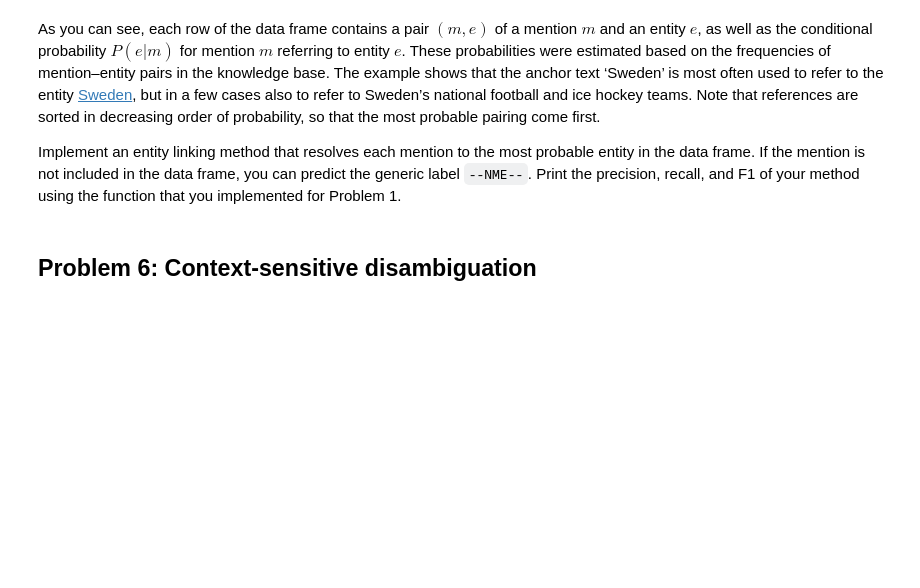
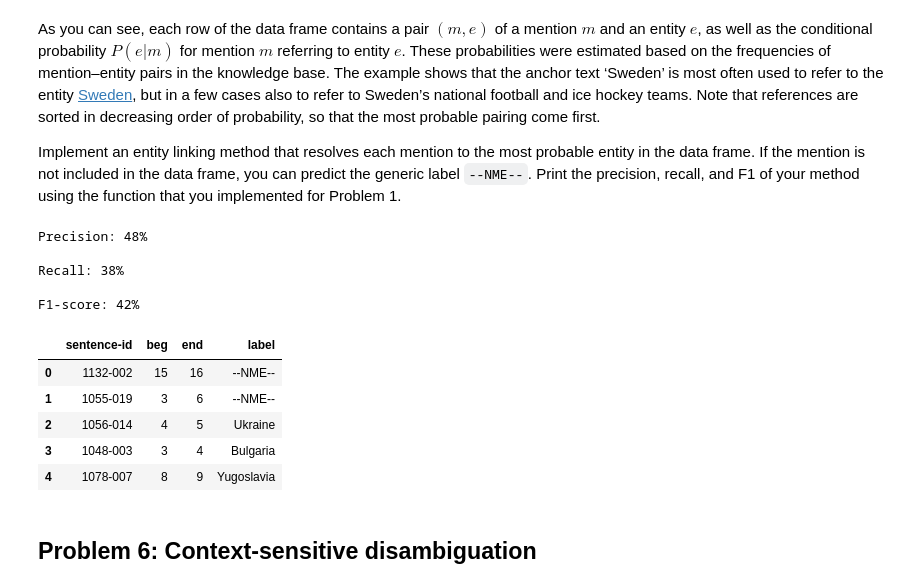
Before and after one commit to oriolgarrobe/Text-Mining, a Jupyter notebook: l5/TM-L5_Erik.ipynb, the cells around one changed output. Drawn from its saved outputs; the diff is of its cells as text; code cells hidden in the pictures; blank space fills up the shorter version.

```diff
--- a/l5/TM-L5_Erik.ipynb
+++ b/l5/TM-L5_Erik.ipynb
@@ -376,16 +376,8 @@ Implement an entity linking method that resolves each mention to the most probab
 def el_method(df):
     mention1 = ''
     for row in df.itertuples():
-        mention2 = row[1]
-        if mention1 != mention2:
-            mention1 = mention2
-            yield (mention2, row[2])
+        df_ent = df_kb.entity[df_kb.mention == row[4]]
+        mention = '--NME--'
+        if df_ent.shape[0] > 0:
+            mention = df_ent.iloc[0]
+        yield (row[1], row[2], row[3], mention)
-# %%
-def el_method(df):
-    mention1 = ''
-    for row in df.itertuples():
-        df_ent = df_kb.entity[df_kb.mention == row[3]]
-        mention = '--NME--'
-        if df_ent.shape[0] > 0:
-            mention = df_ent[0]
-            yield (row[0], row[1], row[2], mention)
@@ -395,3 +384,23 @@ spans_pred = set(predict(df_base))
+# %%
+el_pred = set(el_method(df_pred))
+evaluation_report(spans_dev_gold, el_pred)
+# %% [output]
+Precision: 48%
+
+Recall: 38%
+
+F1-score: 42%
+# %%
+df_pred_el = pd.DataFrame(el_pred)
+df_pred_el = df_pred_el.rename(columns={0: "sentence-id", 1: "beg", 2: "end", 3:'label'})
+df_pred_el.head()
+# %% [output]
+|  | sentence-id | beg | end | label |
+| 0 | 1132-002 | 15 | 16 | --NME-- |
+| 1 | 1055-019 | 3 | 6 | --NME-- |
+| 2 | 1056-014 | 4 | 5 | Ukraine |
+| 3 | 1048-003 | 3 | 4 | Bulgaria |
+| 4 | 1078-007 | 8 | 9 | Yugoslavia |
 # %% [markdown]
 ## Problem 6: Context-sensitive disambiguation
 # %% [markdown]
```
Also changed, not shown: parts of 7 cells of this notebook.
